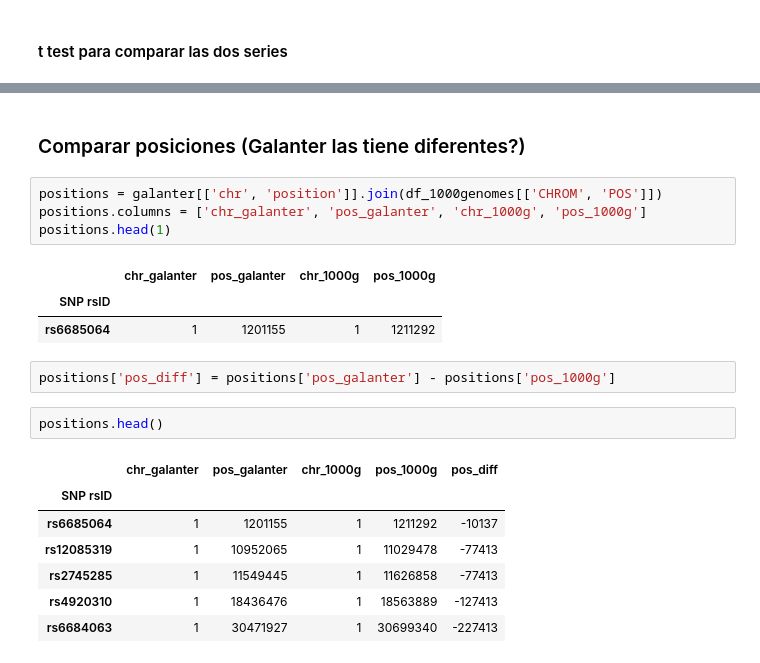
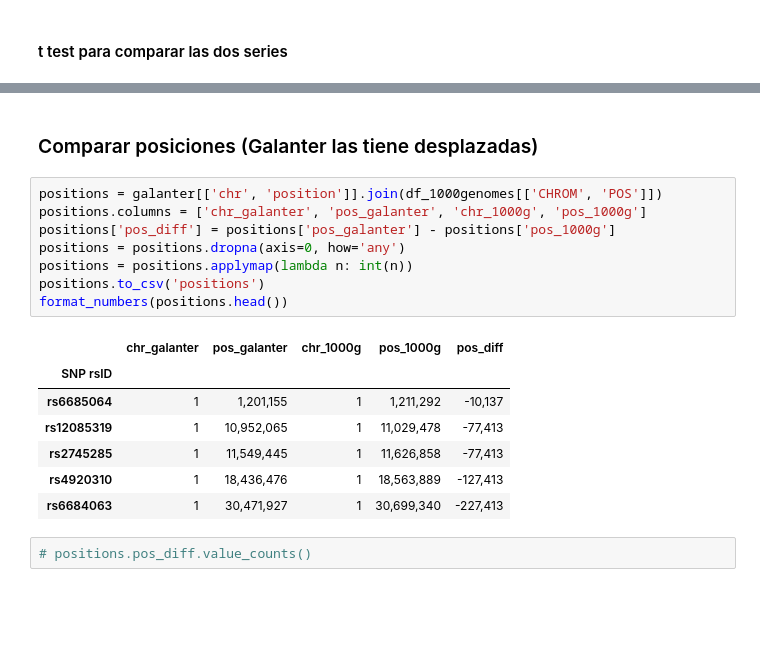
Before and after one commit to jmberros/tesina, a Jupyter notebook: Galanter_AIMs_NEW.ipynb, the cells around one changed output, grey strips where cells are left out. Saved outputs shown, nothing was run; the diff lists cells and outputs as text; blank space fills up the shorter version.

```diff
--- a/Galanter_AIMs_NEW.ipynb
+++ b/Galanter_AIMs_NEW.ipynb
@@ -364,22 +429,20 @@ plt.show()
 # %% [markdown]
-### Comparar posiciones (Galanter las tiene diferentes?)
+### Comparar posiciones (Galanter las tiene desplazadas)
 # %%
 positions = galanter[['chr', 'position']].join(df_1000genomes[['CHROM', 'POS']])
 positions.columns = ['chr_galanter', 'pos_galanter', 'chr_1000g', 'pos_1000g']
-positions.head(1)
+positions['pos_diff'] = positions['pos_galanter'] - positions['pos_1000g']
+positions = positions.dropna(axis=0, how='any')
+positions = positions.applymap(lambda n: int(n))
+positions.to_csv('positions')
+format_numbers(positions.head())
 # %% [output]
-|  | chr_galanter | pos_galanter | chr_1000g | pos_1000g |
-| SNP rsID |  |  |  |  |
-| rs6685064 | 1 | 1201155 | 1 | 1211292 |
+|  | chr_galanter | pos_galanter | chr_1000g | pos_1000g | pos_diff |
+| SNP rsID |  |  |  |  |  |
+| rs6685064 | 1 | 1,201,155 | 1 | 1,211,292 | -10,137 |
+| rs12085319 | 1 | 10,952,065 | 1 | 11,029,478 | -77,413 |
+| rs2745285 | 1 | 11,549,445 | 1 | 11,626,858 | -77,413 |
+| rs4920310 | 1 | 18,436,476 | 1 | 18,563,889 | -127,413 |
+| rs6684063 | 1 | 30,471,927 | 1 | 30,699,340 | -227,413 |
-# %%
-positions['pos_diff'] = positions['pos_galanter'] - positions['pos_1000g']
-# %%
-positions.head()
-# %% [output]
-|  | chr_galanter | pos_galanter | chr_1000g | pos_1000g | pos_diff |
-| SNP rsID |  |  |  |  |  |
-| rs6685064 | 1 | 1201155 | 1 | 1211292 | -10137 |
-| rs12085319 | 1 | 10952065 | 1 | 11029478 | -77413 |
-| rs2745285 | 1 | 11549445 | 1 | 11626858 | -77413 |
-| rs4920310 | 1 | 18436476 | 1 | 18563889 | -127413 |
-| rs6684063 | 1 | 30471927 | 1 | 30699340 | -227413 |
+# %%
+# positions.pos_diff.value_counts()
```
Also changed, not shown: parts of 28 cells of this notebook, 3 other files.
